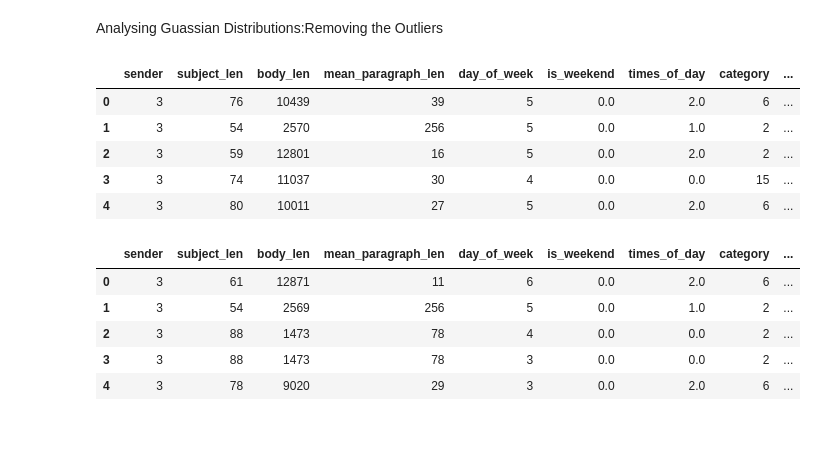
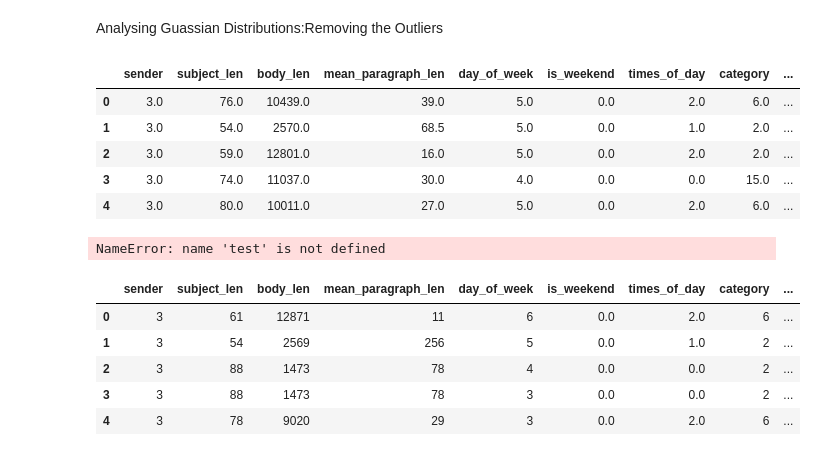
Before and after one commit to varsharoshan/CTR_Prediction-for-email-Campaigns, a Jupyter notebook: CTR_for_email_campaigns.ipynb, the cells around one changed output. Drawn from its saved outputs; the diff is of its cells as text; code cells hidden in the pictures.

```diff
--- a/CTR_for_email_campaigns.ipynb
+++ b/CTR_for_email_campaigns.ipynb
@@ -109,7 +138,7 @@ def UVA_KDE(data, var_group):
                                                                                      round(median,2)))
 # %%
 #Assigning the train numerical features.
-Numerical_features_train = df_train.select_dtypes(include= ['int64','float'])
+Numerical_features_train = train.select_dtypes(include= ['int64','float'])
 Numerical_features_train.columns
 # %% [output]
 Index(['sender', 'subject_len', 'body_len', 'mean_paragraph_len',
@@ -121,4 +150,4 @@ Index(['sender', 'subject_len', 'body_len', 'mean_paragraph_len',
 # %%
 #Checking the distribution of all independent numerical variables.
 for i in Numerical_features_train:
-  UVA_KDE(df_train,[i])
+  UVA_KDE(train,[i])
@@ -137,33 +180,35 @@ Numerical_features_train.info()
 # %%
 #Outlier treatment of train dataset:
 
-df1 = df_train.copy()
+df1 = train.copy()
 
-features1 = df_train.describe().columns.drop(Numerical_features_train)
+features1 = train.describe()
 
 for i in features1:
     Q1 = df1[i].quantile(0.25)
     Q3 = df1[i].quantile(0.75)
     IQR = Q3 - Q1
     upper_limit = (Q3+(1.5*IQR))
     lower_limit = (Q1-(1.5*IQR))
     df1[i] = np.where(df1[i]> upper_limit, upper_limit,
                         np.where(df1[i]< lower_limit, lower_limit,
                           df1[i]))
     df1 = df1.reset_index(drop=True)
 display(df1.head())
 # %% [output]
 |  | sender | subject_len | body_len | mean_paragraph_len | day_of_week | is_weekend | times_of_day | category | ... |
-| 0 | 3 | 76 | 10439 | 39 | 5 | 0.0 | 2.0 | 6 | ... |
-| 1 | 3 | 54 | 2570 | 256 | 5 | 0.0 | 1.0 | 2 | ... |
-| 2 | 3 | 59 | 12801 | 16 | 5 | 0.0 | 2.0 | 2 | ... |
-| 3 | 3 | 74 | 11037 | 30 | 4 | 0.0 | 0.0 | 15 | ... |
-| 4 | 3 | 80 | 10011 | 27 | 5 | 0.0 | 2.0 | 6 | ... |
+| 0 | 3.0 | 76.0 | 10439.0 | 39.0 | 5.0 | 0.0 | 2.0 | 6.0 | ... |
+| 1 | 3.0 | 54.0 | 2570.0 | 68.5 | 5.0 | 0.0 | 1.0 | 2.0 | ... |
+| 2 | 3.0 | 59.0 | 12801.0 | 16.0 | 5.0 | 0.0 | 2.0 | 2.0 | ... |
+| 3 | 3.0 | 74.0 | 11037.0 | 30.0 | 4.0 | 0.0 | 0.0 | 15.0 | ... |
+| 4 | 3.0 | 80.0 | 10011.0 | 27.0 | 5.0 | 0.0 | 2.0 | 6.0 | ... |
 # %%
-df_test.drop('campaign_id', axis=1, inplace=True)
-df_test['times_of_day']= label_encoder.fit_transform(df_test['times_of_day'])
-df_test.drop('is_timer', axis=1, inplace=True)
-df_test.drop('is_price', axis=1, inplace=True)
+test.drop('campaign_id', axis=1, inplace=True)
+test['times_of_day']= label_encoder.fit_transform(test['times_of_day'])
+test.drop('is_timer', axis=1, inplace=True)
+test.drop('is_price', axis=1, inplace=True)
+# %% [output]
+NameError: name 'test' is not defined
 # %%
 Numerical_features_test = df_test.select_dtypes(include= ['int64','float'])
 Numerical_features_test.columns
```
Also changed, not shown: parts of 7 cells of this notebook, 1 other file.
